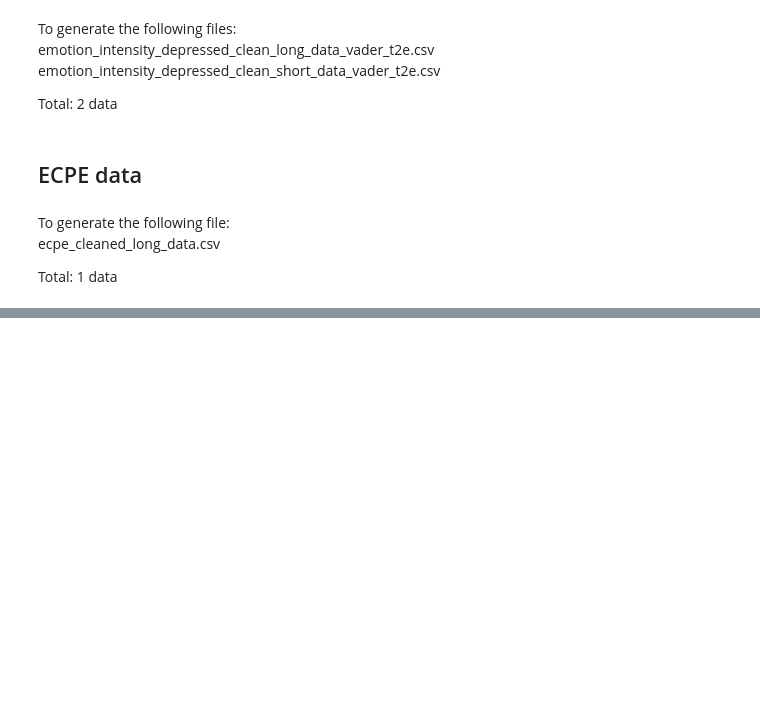
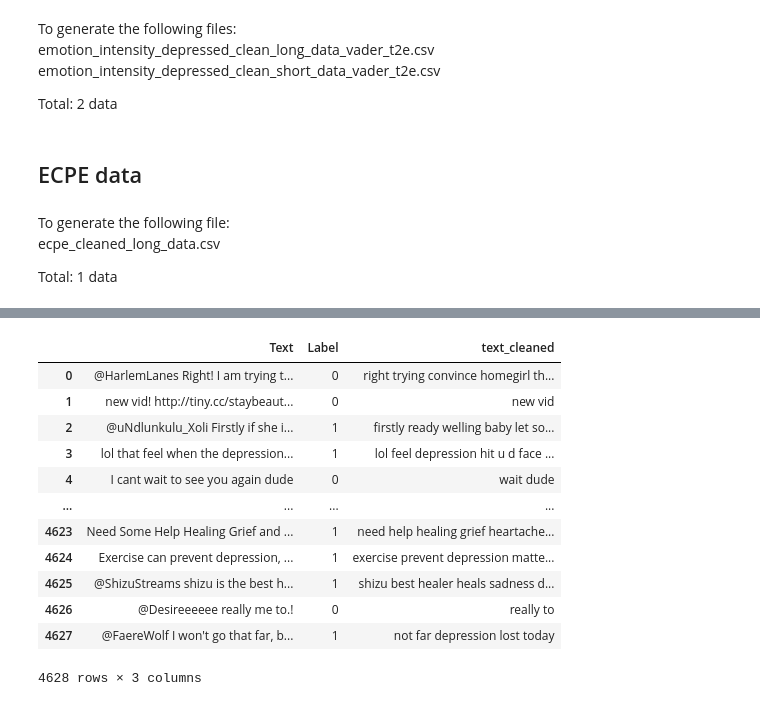
Before and after one commit to nicholasneo78/fyp-ai-for-healthcare, a Jupyter notebook: codes/data-cleaning.ipynb, the cells around one changed output, grey strips where cells are left out. Drawn from its saved outputs; the diff is of its cells as text; code cells hidden in the pictures; blank space fills up the shorter version.

```diff
--- a/codes/data-cleaning.ipynb
+++ b/codes/data-cleaning.ipynb
@@ -186,0 +386,17 @@ def ecpe_clean(text):
+# %%
+# save a backup cleaned data before further preprocessing
+toy_data_balanced
+# %% [output]
+|  | Text | Label | text_cleaned |
+| 0 | @HarlemLanes Right! I am trying t... | 0 | right trying convince homegirl th... |
+| 1 | new vid! http://tiny.cc/staybeaut... | 0 | new vid |
+| 2 | @uNdlunkulu_Xoli Firstly if she i... | 1 | firstly ready welling baby let so... |
+| 3 | lol that feel when the depression... | 1 | lol feel depression hit u d face ... |
+| 4 | I cant wait to see you again dude | 0 | wait dude |
+| ... | ... | ... | ... |
+| 4623 | Need Some Help Healing Grief and ... | 1 | need help healing grief heartache... |
+| 4624 | Exercise can prevent depression, ... | 1 | exercise prevent depression matte... |
+| 4625 | @ShizuStreams shizu is the best h... | 1 | shizu best healer heals sadness d... |
+| 4626 | @Desireeeeee really me to.! | 0 | really to |
+| 4627 | @FaereWolf I won't go that far, b... | 1 | not far depression lost today |
+4628 rows × 3 columns
```
Also changed, not shown: parts of 33 cells of this notebook, 23 other files.
